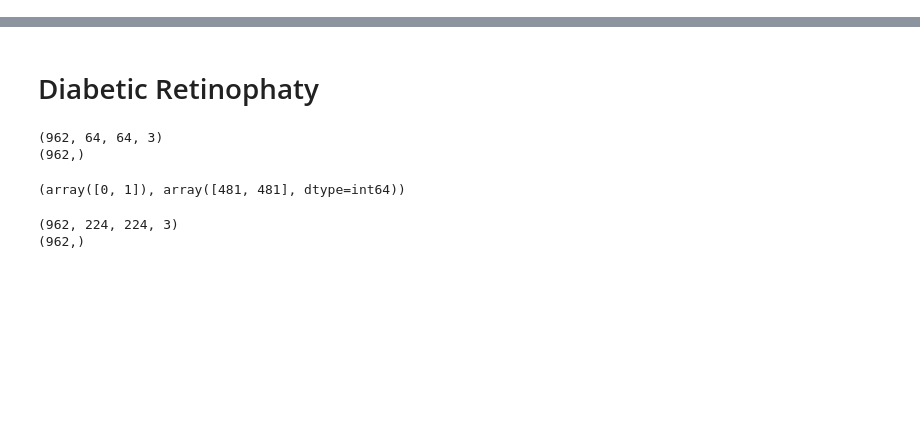
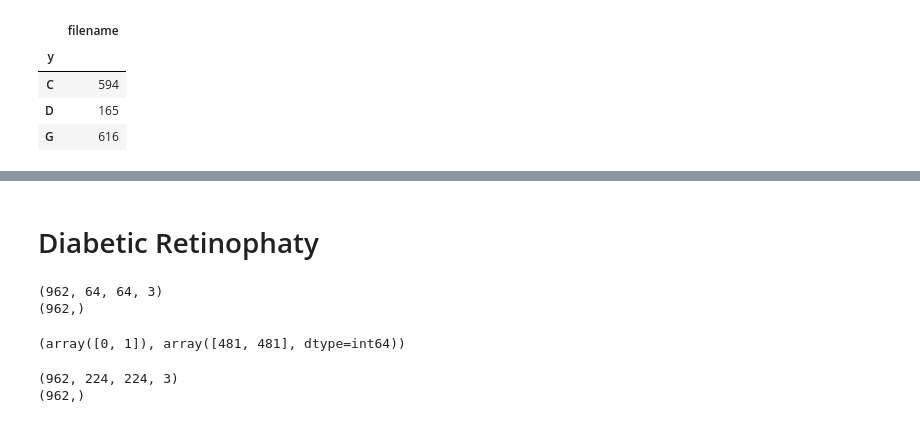
Before and after one commit to Barcelona-Technology-School/InnoSpark-edir, a Jupyter notebook: ML first attempt/DataWrangling.ipynb, the cells around one changed output, grey strips where cells are left out. Cells and saved outputs as stored; diff of their text form; code cells hidden in the pictures; blank space fills up the shorter version.

```diff
--- a/ML first attempt/DataWrangling.ipynb
+++ b/ML first attempt/DataWrangling.ipynb
@@ -26,0 +61,8 @@ import matplotlib.pyplot as plt
+# %%
+df.groupby('y').count()
+# %% [output]
+|  | filename |
+| y |  |
+| C | 594 |
+| D | 165 |
+| G | 616 |
```
Also changed, not shown: parts of 9 cells of this notebook, 2 other files.
